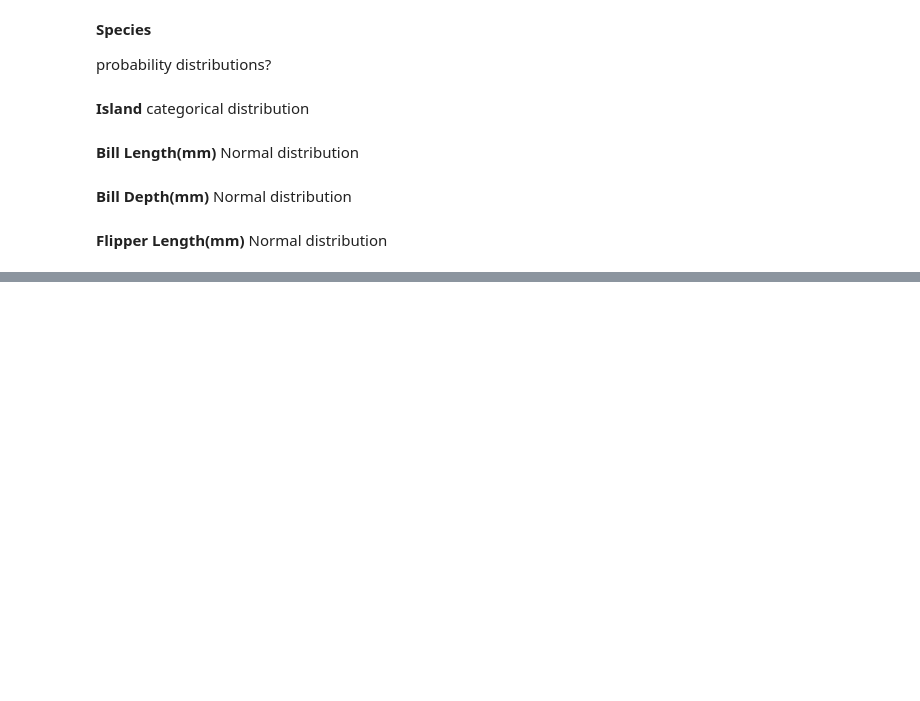
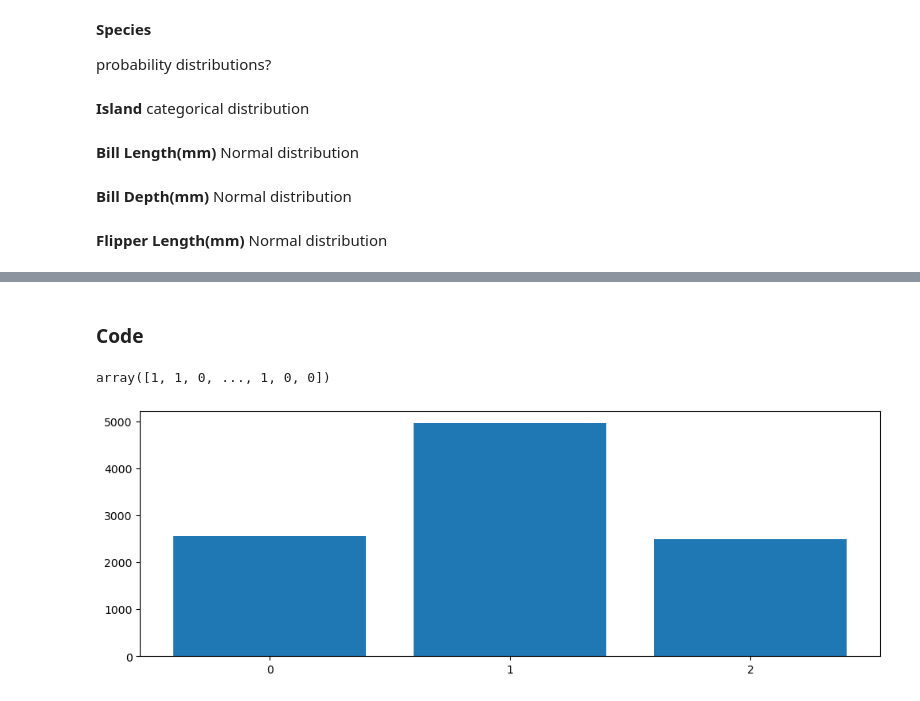
Before and after one commit to conortierney/fund-data-project, a Jupyter notebook: tasks.ipynb, the cells around one changed output, grey strips where cells are left out. Saved outputs shown, nothing was run; the diff lists cells and outputs as text; code cells hidden in the pictures; blank space fills up the shorter version.

```diff
--- a/tasks.ipynb
+++ b/tasks.ipynb
@@ -256,0 +248,24 @@ https://www.merriam-webster.com/dictionary/entropy#:~:text=broadly%20%3A%20the%2
+# %% [markdown]
+### Code
+# %%
+# Flipping 2 coins 10000 times with a probability p= 0.5
+flip_coins = np.random.binomial(2, 0.5, 10000)
+
+# Show array.
+flip_coins
+# %% [output]
+array([1, 1, 0, ..., 1, 0, 0])
+# %%
+# Create an empty plot.
+fig, ax = plt.subplots(figsize=(12, 4))
+
+# Count the unqiue values in the array.
+x, counts = np.unique(flip_coins, return_counts=True)
+
+# Create a bar chart of flip_coins.
+ax.bar(x, counts)
+
+# Update the x-axis.
+ax.set_xticks(x);
+# %% [output]
+[figure, added]
```
Also changed, not shown: parts of 23 cells of this notebook, 1 other file.
